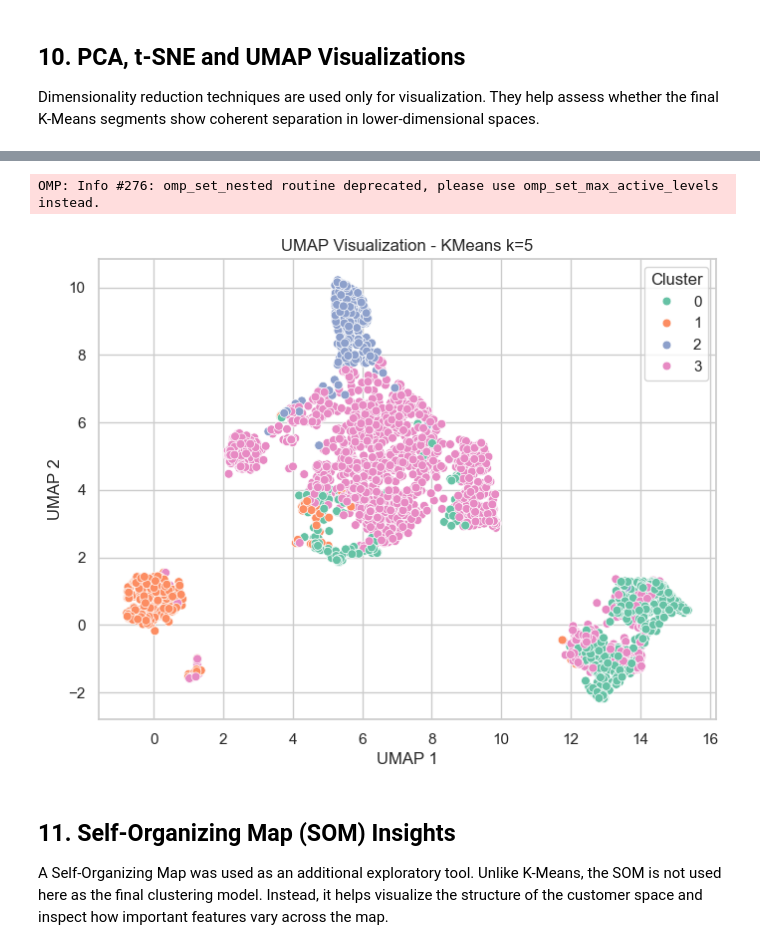
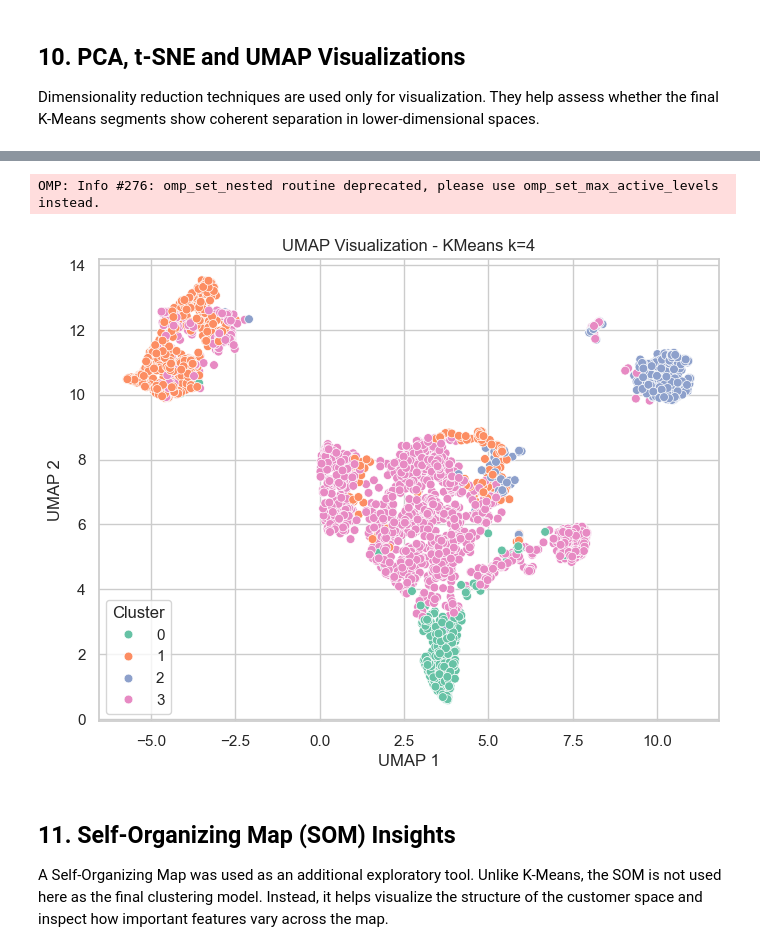
Before and after one commit to CarlotaMarto/CostumerSegP_MLII, a Jupyter notebook: clustering/clustering.ipynb, the cells around one changed output, grey strips where cells are left out. Cells and saved outputs as stored; diff of their text form; code cells hidden in the pictures.

```diff
--- a/clustering/clustering.ipynb
+++ b/clustering/clustering.ipynb
@@ -225,0 +141,7 @@ kmeans_metrics
+# %%
+best_k = 4
+
+kmeans_model, kmeans_labels = clu.train_kmeans_final(X, n_clusters=best_k, random_state=42)
+
+customer_info_kmeans = df.copy()
+customer_info_kmeans["kmeans_cluster"] = kmeans_labels
@@ -304,46 +225,16 @@ plt.show()
 # %%
-try:
-    import umap.umap_ as umap
-
-    X_umap_sample = X.sample(
-        3000,
-        random_state=42
-    )
-
-    kmeans_labels_umap = customer_info_kmeans.loc[
-        X_umap_sample.index,
-        "kmeans_cluster"
-    ]
-
-    umap_model = umap.UMAP(
-        n_components=2,
-        n_neighbors=15,
-        min_dist=0.1,
-        random_state=42
-    )
-
-    umap_embedding = umap_model.fit_transform(X_umap_sample)
-
-    plt.figure(figsize=(8, 6))
-    sns.scatterplot(
-        x=umap_embedding[:, 0],
-        y=umap_embedding[:, 1],
-        hue=kmeans_labels_umap,
-        palette="Set2",
-        s=40
-    )
-
-    plt.title("UMAP Visualization - KMeans k=5")
-    plt.xlabel("UMAP 1")
-    plt.ylabel("UMAP 2")
-    plt.legend(title="Cluster")
-    plt.show()
-
-except ImportError:
-    print("UMAP is not installed. Skipping UMAP visualization.")
+umap_embedding = clu.plot_umap_clusters(
+    X,
+    kmeans_labels,
+    title="UMAP Visualization - KMeans k=4",
+    sample_size=3000,
+    n_neighbors=15,
+    min_dist=0.1,
+    random_state=42
+)
 # %% [output]
 OMP: Info #276: omp_set_nested routine deprecated, please use omp_set_max_active_levels instead.
-[figure, old version]
+[figure, new version]
 # %% [markdown]
 ## 11. Self-Organizing Map (SOM) Insights
 
```
Also changed, not shown: parts of 30 cells of this notebook, 1 other file.
